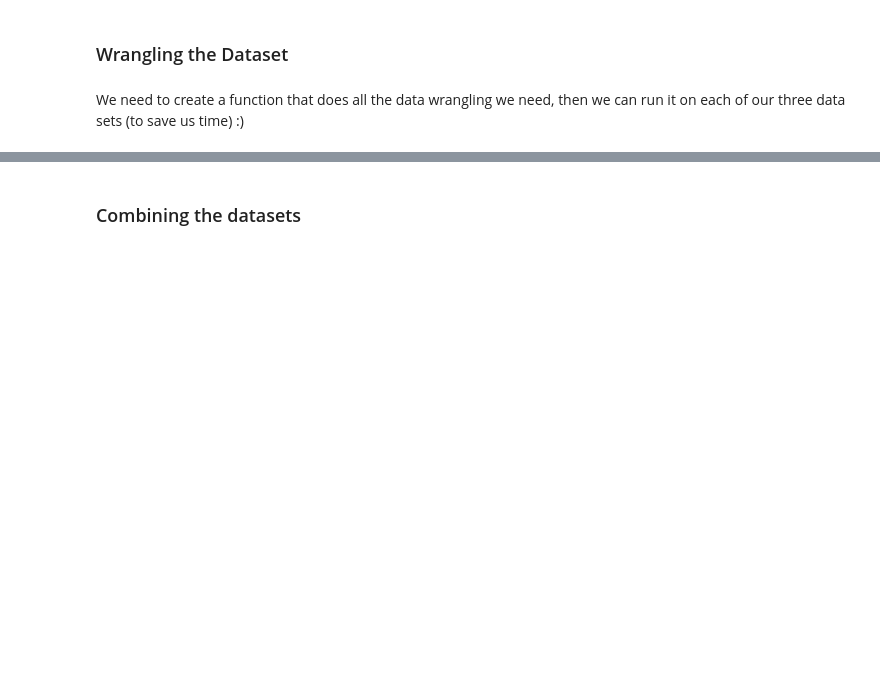
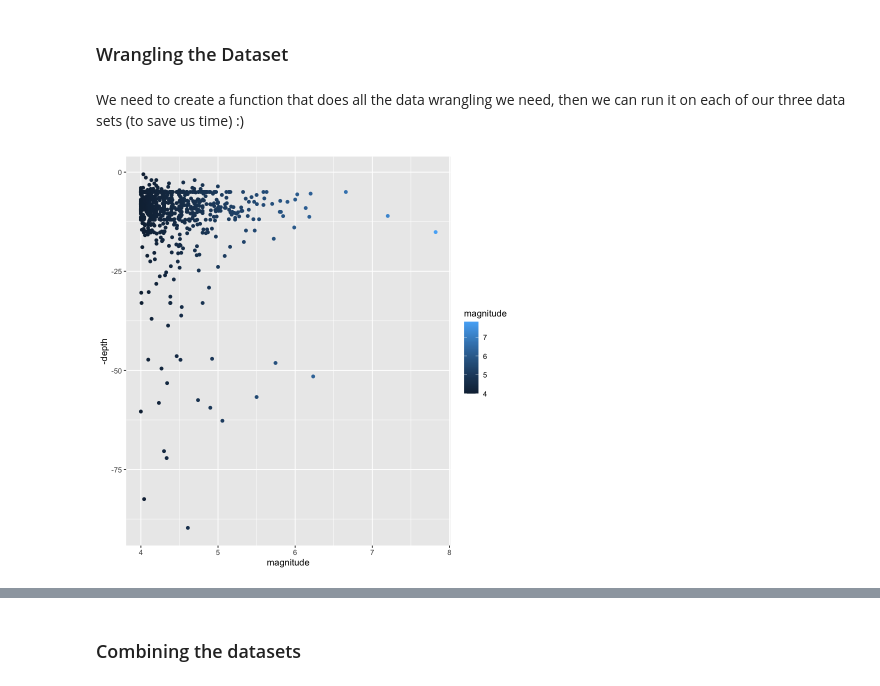
Before and after one commit to adaizh/datamac, a Jupyter notebook: EarthquakeNotebook.ipynb, the cells around one changed output, grey strips where cells are left out. Cells and saved outputs as stored; diff of their text form; code cells hidden in the pictures; blank space fills up the shorter version.

```diff
--- a/EarthquakeNotebook.ipynb
+++ b/EarthquakeNotebook.ipynb
@@ -81,8 +99,10 @@ wrangle_earthquake_data <- function(dataset) {
     return(filtered_data)
 }
 # %%
-ggplot(data=wrangled_df) +
-        geom_point(mapping=aes(x=magnitude, y=-depth, colour=severity))
+ggplot(data=complete_cant_earthquake_df) +
+        geom_point(mapping=aes(x=magnitude, y=-depth, colour=magnitude))
+# %% [output]
+[figure, added]
 # %%
 # Run the wrangling function on each of the data sets
 
```
Also changed, not shown: parts of 3 cells of this notebook, 2 other files.
